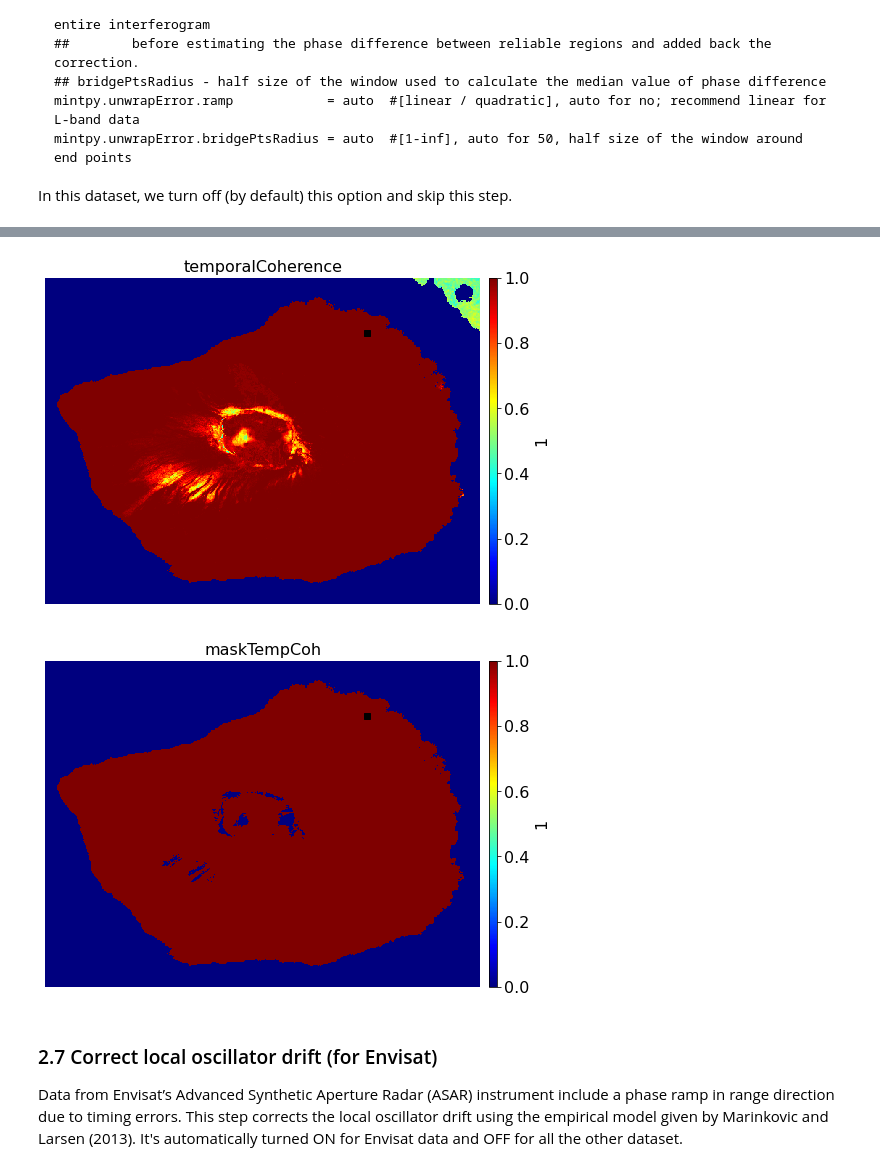
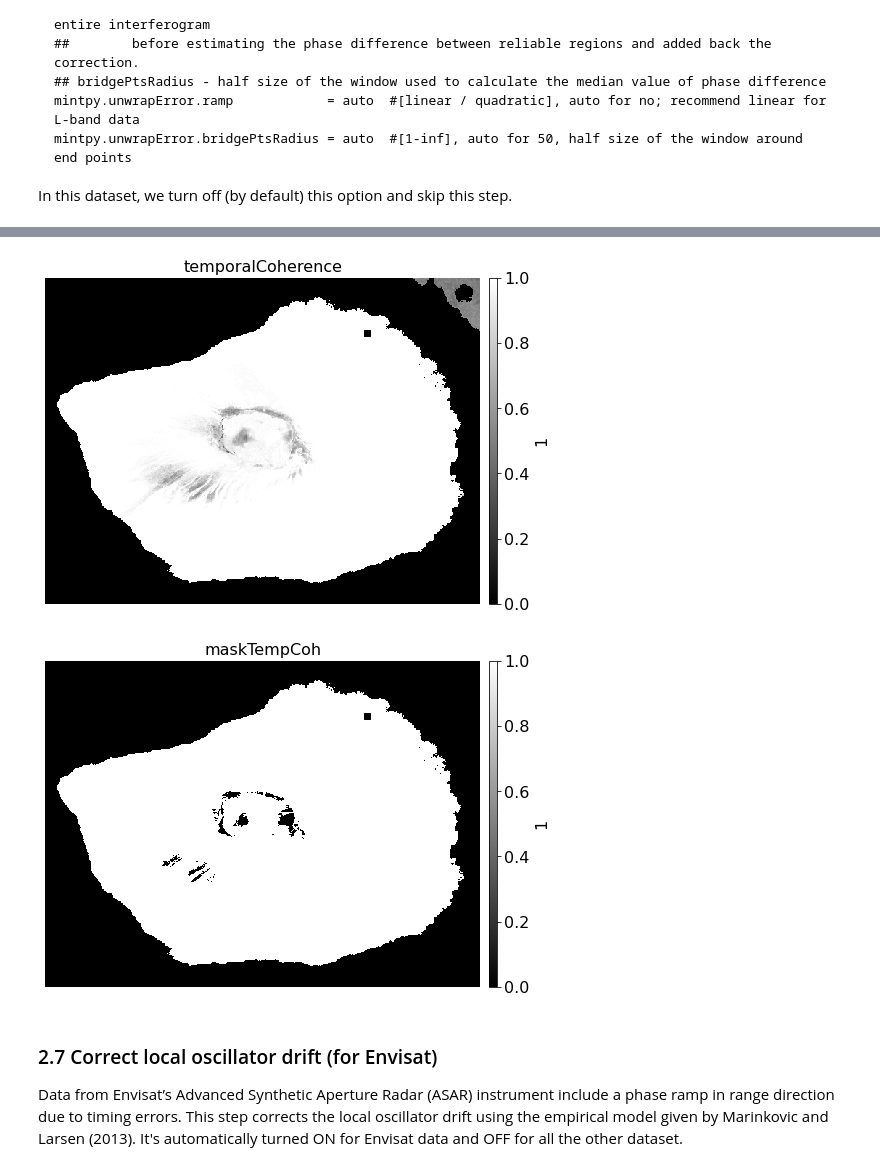
Before and after one commit to insarlab/MintPy-tutorial, a Jupyter notebook: smallbaselineApp.ipynb, the cells around one changed output, grey strips where cells are left out. Saved outputs shown, nothing was run; the diff lists cells and outputs as text; code cells hidden in the pictures.

```diff
--- a/smallbaselineApp.ipynb
+++ b/smallbaselineApp.ipynb
@@ -663,9 +659,9 @@ showing ...
 # %%
-view.main('temporalCoherence.h5 --notick --noaxis --noverbose'.split())
-view.main('maskTempCoh.h5 --notick --noaxis --noverbose'.split())
+view.main('temporalCoherence.h5 -c gray --notick --noaxis --noverbose'.split())
+view.main('maskTempCoh.h5 -c gray --notick --noaxis --noverbose'.split())
 # %% [output]
-[figure, old version]
+[figure, new version]
-[figure, old version]
+[figure, new version]
 # %% [markdown]
 ### 2.7 Correct local oscillator drift (for Envisat) ###
 
```
Also changed, not shown: parts of 54 cells of this notebook.
